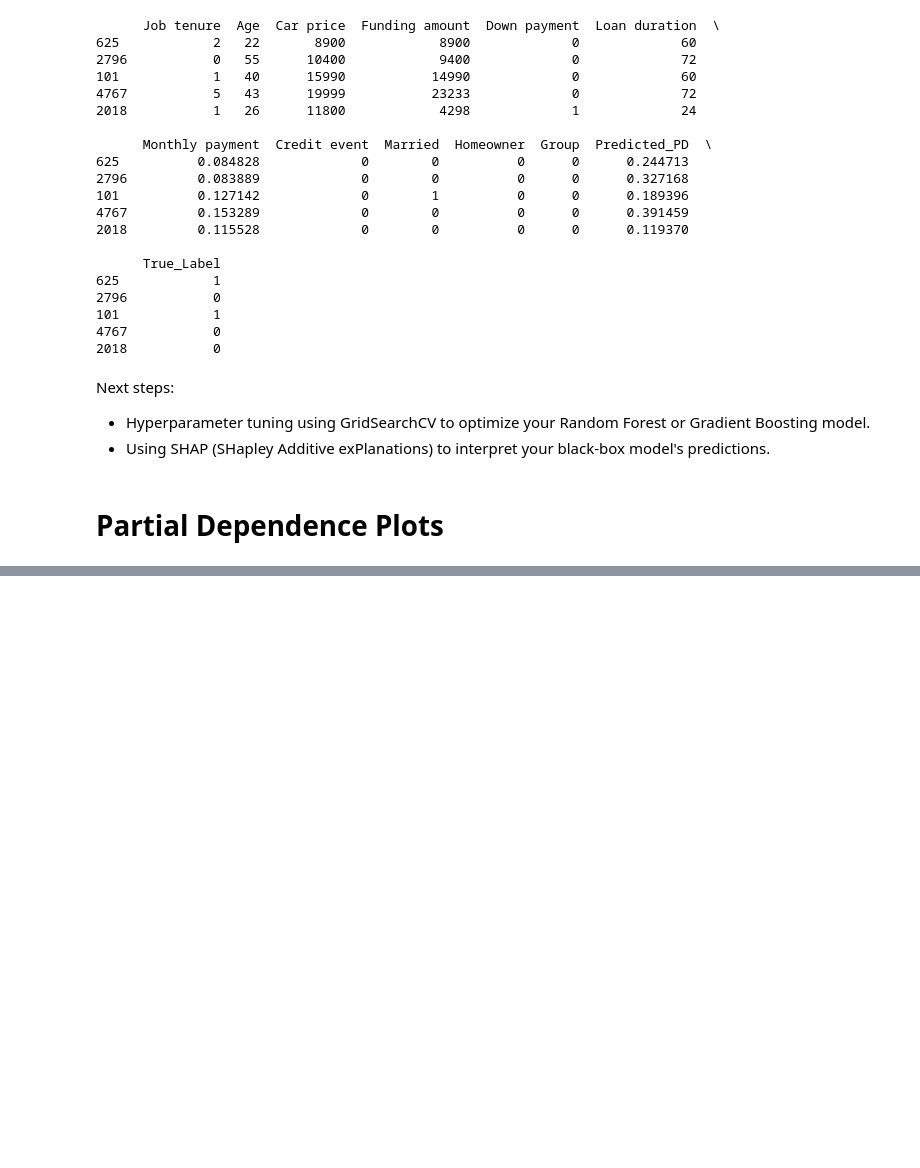
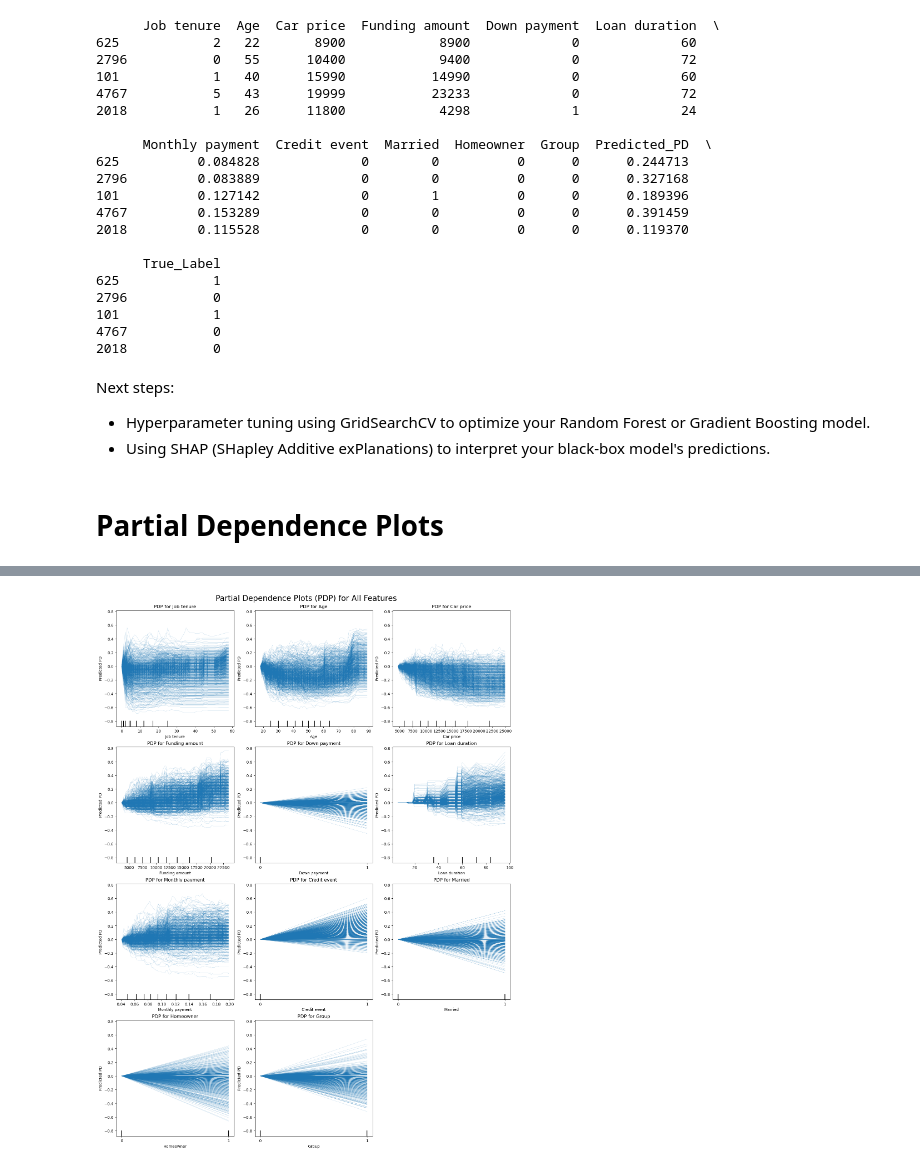
Before and after one commit to dorabijvoet/afi_final_project, a Jupyter notebook: notebooks/step2_black_box_algorithm.ipynb, the cells around one changed output, grey strips where cells are left out. Drawn from its saved outputs; the diff is of its cells as text; code cells hidden in the pictures; blank space fills up the shorter version.

```diff
--- a/notebooks/step2_black_box_algorithm.ipynb
+++ b/notebooks/step2_black_box_algorithm.ipynb
@@ -181,10 +173,0 @@ Index(['Job tenure', 'Age', 'Car price', 'Funding amount', 'Down payment',
-# %%
-continuous_features = [col for col in X.columns if X[col].nunique() > 10]
-categorical_features = [col for col in X.columns if col not in continuous_features]
-features_to_plot = X.columns
-
-for feature in features_to_plot:
-    fig, ax = plt.subplots(figsize=(8, 6))
-    display = PartialDependenceDisplay.from_estimator(rf_model, X_train, [feature], ax=ax)
-    plt.title(f'Partial Dependence Plot for {feature}')
-    plt.show()
@@ -248,0 +215,4 @@ plt.show()
+# %%
+plot_partial_dependence(rf_model, X, kind="individual")
+# %% [output]
+[figure, added]
```
Also changed, not shown: parts of 4 cells of this notebook.
